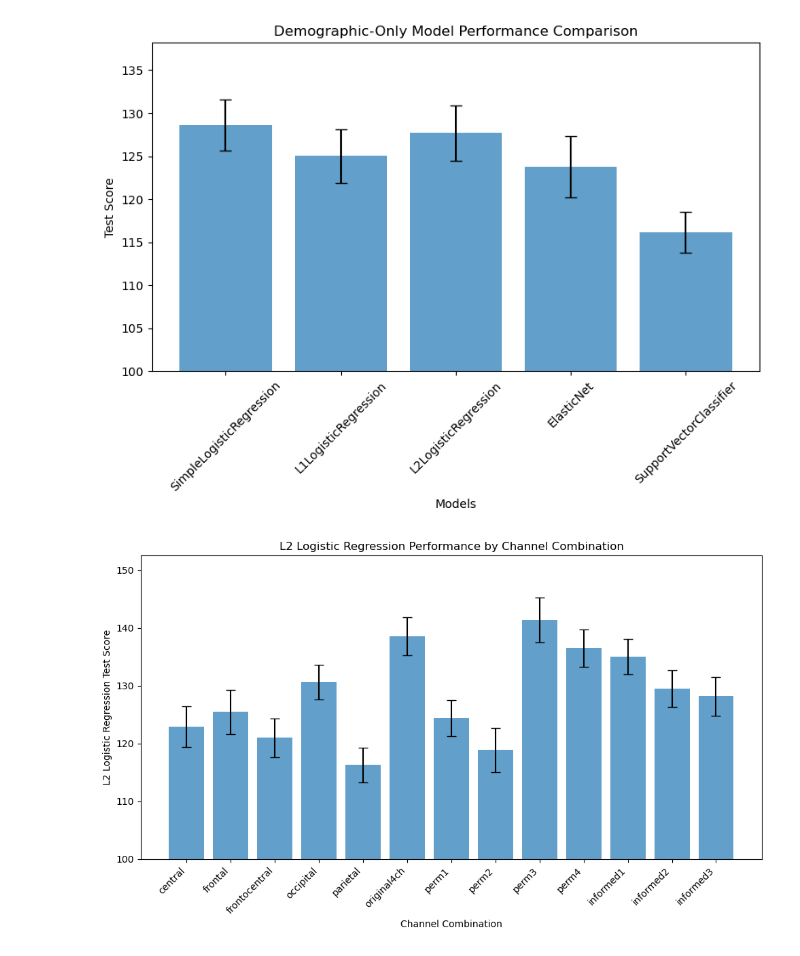
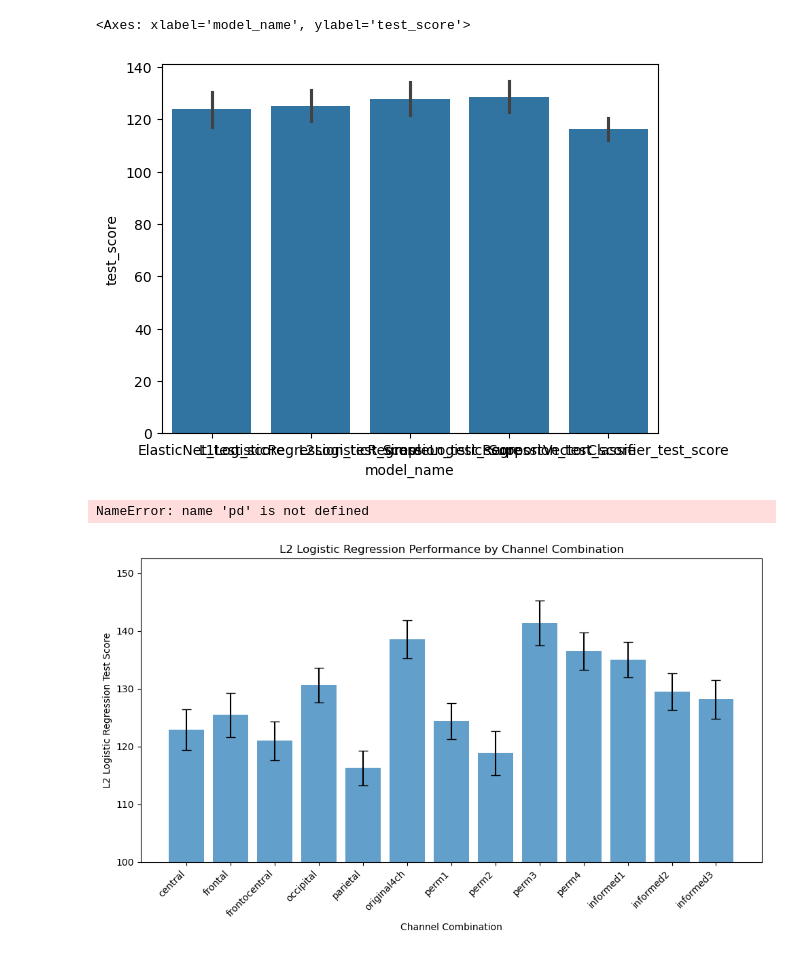
Before and after one commit to ntolley/sobp_2026, a Jupyter notebook: notebooks/generate_barplots.ipynb, the cells around one changed output. Drawn from its saved outputs; the diff is of its cells as text; code cells hidden in the pictures.

Commit message:
add demographic barplot

```diff
--- a/notebooks/generate_barplots.ipynb
+++ b/notebooks/generate_barplots.ipynb
@@ -7,7 +8,29 @@ import re
+# %%
+# DEMOGRAPHIC-ONLY PLOT
+# load data
+df_wide = pd.read_csv('../data/demographics_only_1/scores.csv')
+test_cols = [col for col in df_wide.columns if col.endswith('_test_score')]
+id_cols = ['source_run', 'combo_name', 'feature_subset', 'random_state',
+           'channels', 'n_features_pre_corr', 'n_features_post_corr']
+
+df_list, test_scores, model_names = list(), list(), list()
+for col_name in test_cols:
+    df_list.append(df_wide[id_cols])
+    test_scores.extend(df_wide[col_name].values)
+    model_names.extend(np.repeat(col_name, len(df_wide)))
+
+df = pd.concat(df_list)
+df['model_name'] = model_names
+df['test_score'] = test_scores
+# %%
+sns.barplot(df, x='model_name', y='test_score')
+# %% [output]
+<Axes: xlabel='model_name', ylabel='test_score'>
+[figure, added]
 # %%
 # DEMOGRAPHIC-ONLY PLOT
 # load data
-df = pd.read_csv('../data/demographics_only_1/scores.csv')
+df = pd.read_csv('data/demographics_only_1/scores.csv')
 
 test_cols = [col for col in df.columns if col.endswith('_test_score')]
 models = [col.replace('_test_score', '') for col in test_cols]
@@ -40,7 +63,7 @@ plt.ylim(100)
 plt.tight_layout()
 plt.show()
 # %% [output]
-[figure, removed]
+NameError: name 'pd' is not defined
 # %%
 # CHANNEL COMPARISON
 # load data
```
Also changed, not shown: parts of 1 cell of this notebook, 1 other file.
